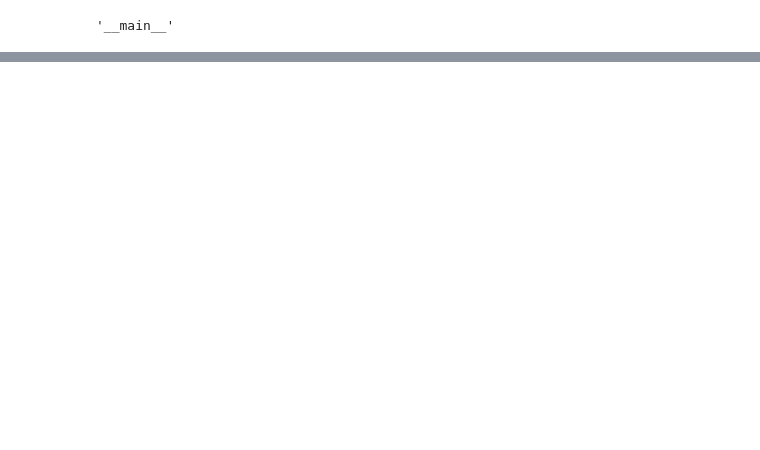
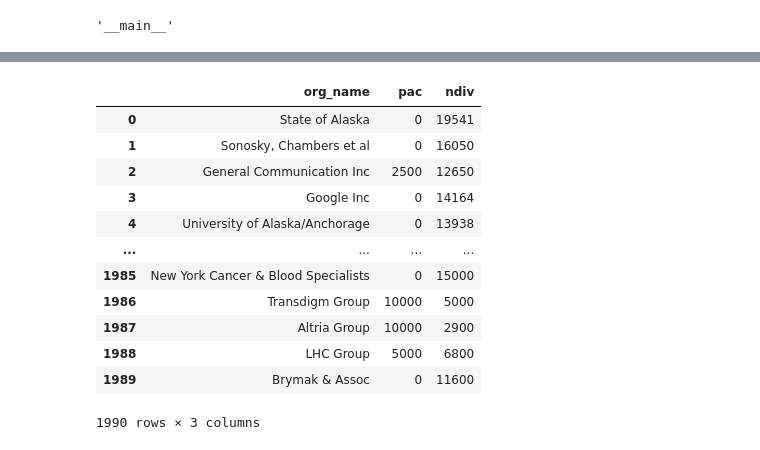
Before and after one commit to jkropko/contrans2023, a Jupyter notebook: dashboard.ipynb, the cells around one changed output, grey strips where cells are left out. Cells and saved outputs as stored; diff of their text form; code cells hidden in the pictures; blank space fills up the shorter version.

```diff
--- a/dashboard.ipynb
+++ b/dashboard.ipynb
@@ -233,0 +381,24 @@ biotable('A000370')
+# %%
+myquery = f'''
+    SELECT
+        c.org_name,
+        c.pac,
+        c.ndiv
+    FROM contributions c
+    '''
+contribdf = pd.read_sql_query(myquery, con=engine)
+contribdf
+# %% [output]
+|  | org_name | pac | ndiv |
+| 0 | State of Alaska | 0 | 19541 |
+| 1 | Sonosky, Chambers et al | 0 | 16050 |
+| 2 | General Communication Inc | 2500 | 12650 |
+| 3 | Google Inc | 0 | 14164 |
+| 4 | University of Alaska/Anchorage | 0 | 13938 |
+| ... | ... | ... | ... |
+| 1985 | New York Cancer & Blood Specialists | 0 | 15000 |
+| 1986 | Transdigm Group | 10000 | 5000 |
+| 1987 | Altria Group | 10000 | 2900 |
+| 1988 | LHC Group | 5000 | 6800 |
+| 1989 | Brymak & Assoc | 0 | 11600 |
+1990 rows × 3 columns
```
Also changed, not shown: parts of 6 cells of this notebook.
